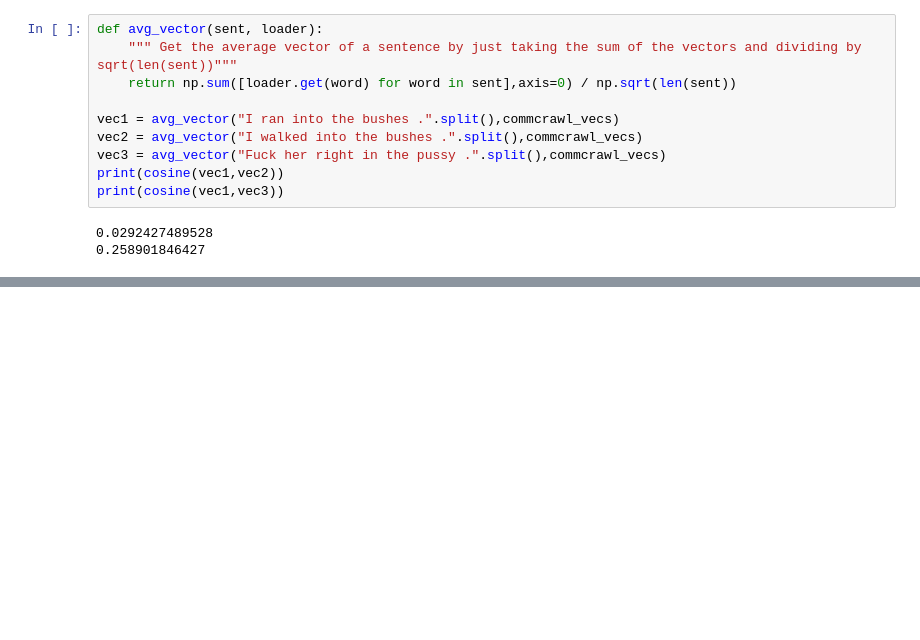
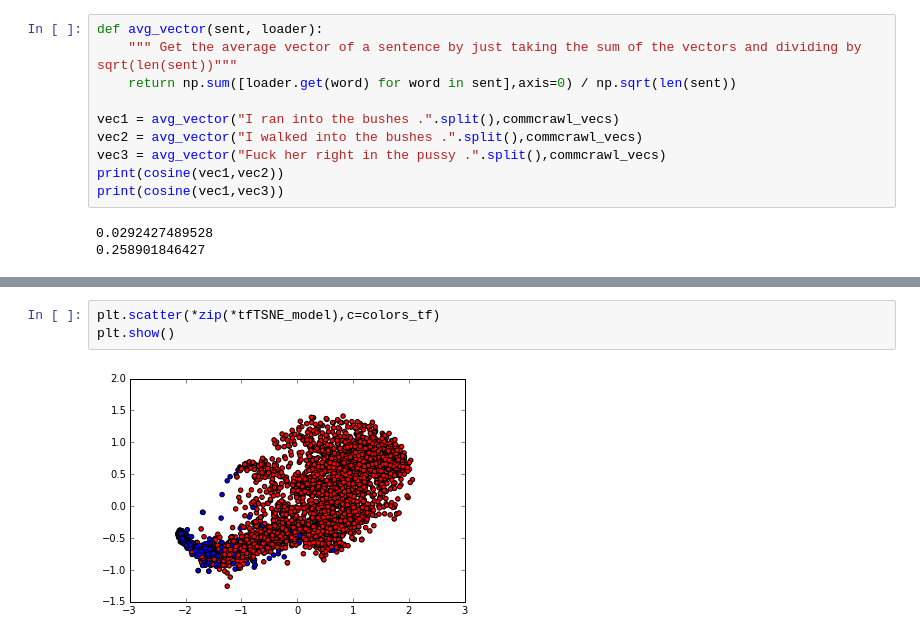
Before and after one commit to zmjjmz/political_ideology_paragraph_vectors, a Jupyter notebook: Prototyping.ipynb, the cells around one changed output, grey strips where cells are left out. Cells and saved outputs as stored; diff of their text form; blank space fills up the shorter version.

```diff
--- a/Prototyping.ipynb
+++ b/Prototyping.ipynb
@@ -288,0 +324,5 @@ plt.show()
+# %%
+plt.scatter(*zip(*tfTSNE_model),c=colors_tf)
+plt.show()
+# %% [output]
+[figure, added]
```
Also changed, not shown: parts of 9 cells of this notebook.
